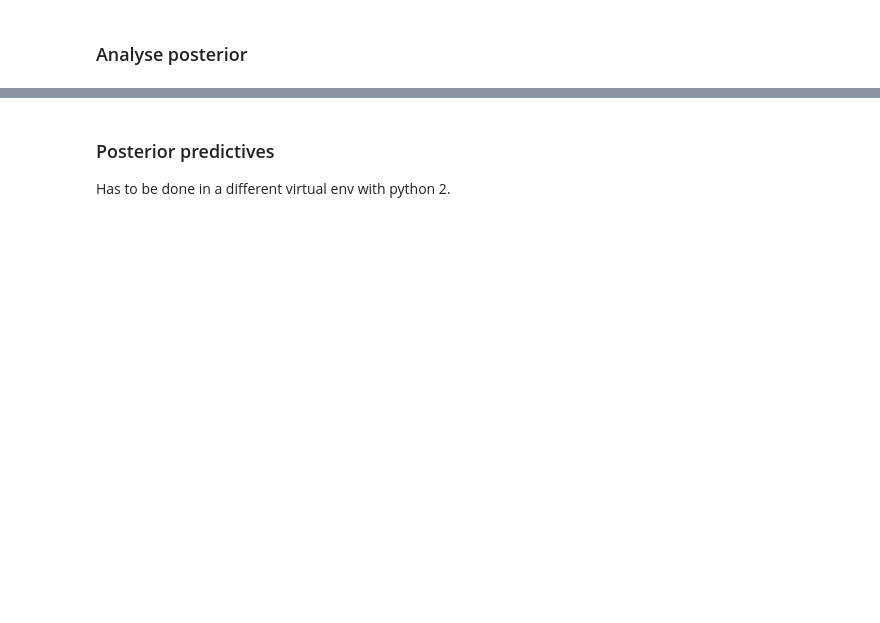
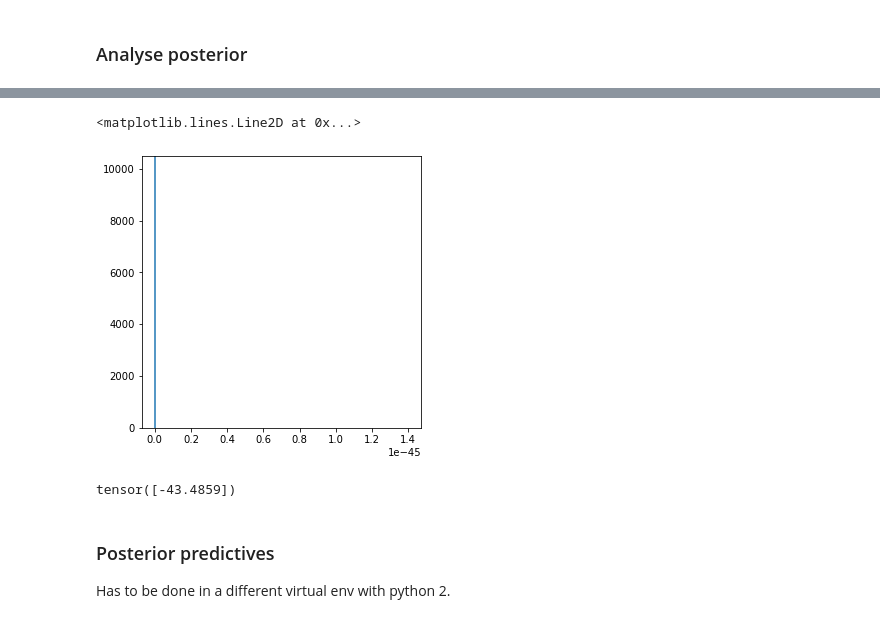
Before and after one commit to mackelab/lfi-experiments, a Jupyter notebook: bursting_biophysics/SNL_notebooks/200615_round1_2millionSims_SNL.ipynb, the cells around one changed output, grey strips where cells are left out. Cells and saved outputs as stored; diff of their text form; code cells hidden in the pictures; blank space fills up the shorter version.

```diff
--- a/bursting_biophysics/SNL_notebooks/200615_round1_2millionSims_SNL.ipynb
+++ b/bursting_biophysics/SNL_notebooks/200615_round1_2millionSims_SNL.ipynb
@@ -90 +141,5 @@ posterior._mcmc_method = 'slice'
+# %%
+import pickle
+with open('../results/posteriors/200622_PosteriorSNL_VI_bigger_net.pickle', 'rb') as handle:
+    trained_vi_net = pickle.load(handle)
 # %%
@@ -141,3 +219,23 @@ KeyboardInterrupt:
+# %%
+gt_params_norm = (torch.as_tensor(gt_params) - theta_mean) / theta_std
+# %%
+samples = trained_vi_net.sample(10000).detach()
+# %%
+probs = np.exp(posterior.log_prob(samples, x=x_o).detach().numpy())
+prob_of_gt = np.exp(posterior.log_prob(gt_params_norm.unsqueeze(0), x=x_o).detach().numpy())
+# %%
+import matplotlib.pyplot as plt
+
+fig, ax = plt.subplots(1,1, figsize=(5,5))
+_ = plt.hist(probs, bins=100)
+ax.axvline(prob_of_gt)
+# %% [output]
+<matplotlib.lines.Line2D at 0x...>
+[figure, added]
+# %%
+dummy_prior_norm.log_prob(gt_params_norm.unsqueeze(0))
+# %% [output]
+tensor([-43.4859])
 # %% [markdown]
 ### Posterior predictives
 Has to be done in a different virtual env with python 2.
```
Also changed, not shown: parts of 26 cells of this notebook, 22 other files.
